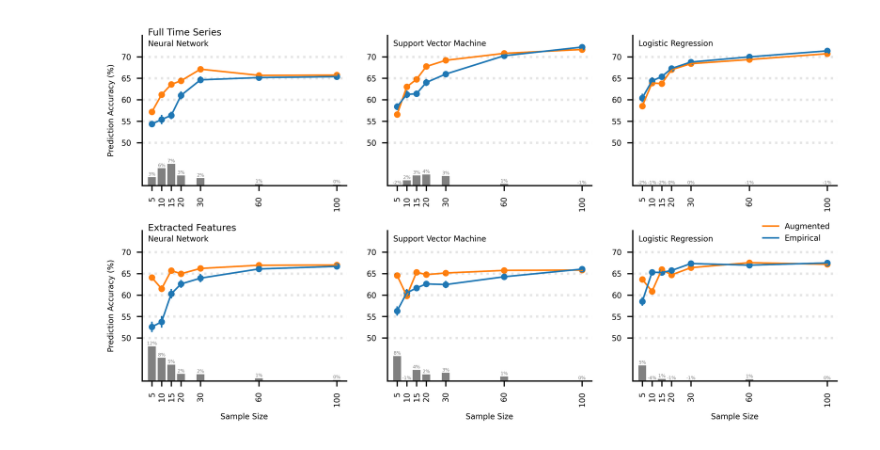
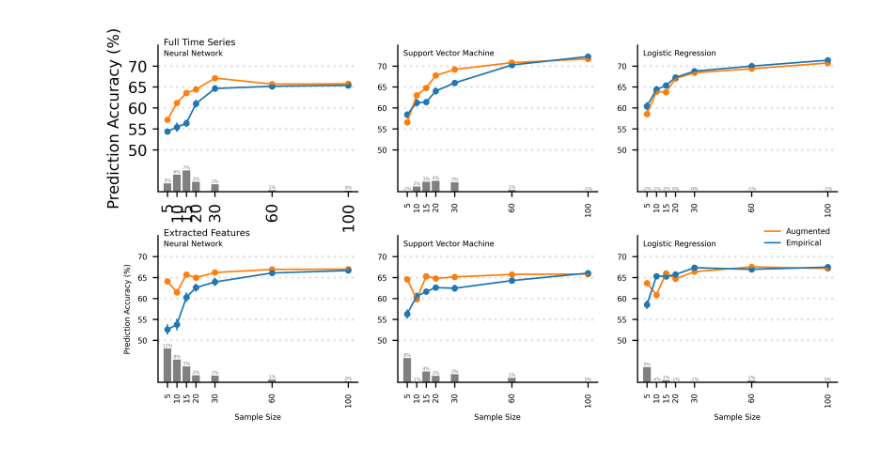
Before and after one commit to chadcwilliams/EEG-GAN_CognitiveScience2023, a Jupyter notebook: Modelling/gansEEG_ClassificationPlot.ipynb, the cells around one changed output. Drawn from its saved outputs; the diff is of its cells as text; code cells hidden in the pictures.

```diff
--- a/Modelling/gansEEG_ClassificationPlot.ipynb
+++ b/Modelling/gansEEG_ClassificationPlot.ipynb
@@ -11,25 +11,25 @@ data = np.arange(1,7)
 def retrieveData(data):
     ##Full Time-Series
     if data == 1:
-        augData = '../Modelling/Classification Results/augmentedPredictions_NN_SynP050_Runs8000_Filtered_TestClassification.csv'
-        empData = '../Modelling/Classification Results/empiricalPredictions_NN_Runs8000_TestClassification.csv'
+        augData = 'Classification Results/augmentedPredictions_NN_SynP050_Runs8000_Filtered_TestClassification.csv'
+        empData = 'Classification Results/empiricalPredictions_NN_Runs8000_TestClassification.csv'
     if data == 2:
-        augData = '../Modelling/Classification Results/augmentedPredictions_SVM_SynP050_Runs8000_Filtered_TestClassification.csv'
-        empData = '../Modelling/Classification Results/empiricalPredictions_SVM_Runs8000_TestClassification.csv'
+        augData = 'Classification Results/augmentedPredictions_SVM_SynP050_Runs8000_Filtered_TestClassification.csv'
+        empData = 'Classification Results/empiricalPredictions_SVM_Runs8000_TestClassification.csv'
     if data == 3:
-        augData = '../Modelling/Classification Results/augmentedPredictions_LR_SynP050_Runs8000_Filtered_TestClassification.csv'
-        empData = '../Modelling/Classification Results/empiricalPredictions_LR_Runs8000_TestClassification.csv'
+        augData = 'Classification Results/augmentedPredictions_LR_SynP050_Runs8000_Filtered_TestClassification.csv'
+        empData = 'Classification Results/empiricalPredictions_LR_Runs8000_TestClassification.csv'
 
     ##Features
     if data == 4:
-        augData = '../Modelling/Classification Results/augmentedPredictions_NN_SynP050_Runs8000_Filtered_Features_TestClassification.csv'
-        empData = '../Modelling/Classification Results/empiricalPredictions_NN_Runs8000_Features_TestClassification.csv'
+        augData = 'Classification Results/augmentedPredictions_NN_SynP050_Runs8000_Filtered_Features_TestClassification.csv'
+        empData = 'Classification Results/empiricalPredictions_NN_Runs8000_Features_TestClassification.csv'
     if data == 5:
-        augData = '../Modelling/Classification Results/augmentedPredictions_SVM_SynP050_Runs8000_Filtered_Features_TestClassification.csv'
-        empData = '../Modelling/Classification Results/empiricalPredictions_SVM_Runs8000_Features_TestClassification.csv'
+        augData = 'Classification Results/augmentedPredictions_SVM_SynP050_Runs8000_Filtered_Features_TestClassification.csv'
+        empData = 'Classification Results/empiricalPredictions_SVM_Runs8000_Features_TestClassification.csv'
     if data == 6:
-        augData = '../Modelling/Classification Results/augmentedPredictions_LR_SynP050_Runs8000_Filtered_Features_TestClassification.csv'
-        empData = '../Modelling/Classification Results/empiricalPredictions_LR_Runs8000_Features_TestClassification.csv'
+        augData = 'Classification Results/augmentedPredictions_LR_SynP050_Runs8000_Filtered_Features_TestClassification.csv'
+        empData = 'Classification Results/empiricalPredictions_LR_Runs8000_Features_TestClassification.csv'
 
     return empData, augData
 
@@ -104,6 +104,7 @@ def plotDiffData():
 
 fig = plt.figure(figsize=(24, 4), dpi=600)
 fig.subplots_adjust(hspace=.3)
+plt.rcParams.update({'font.size': 5})
 
 ##########################################################
 ## Plot Neural Network
@@ -131,7 +132,6 @@ for dat in data:
     plt.xlim(0,105)
     plt.xticks(xLabels)
     plt.yticks(np.arange(50,75,5))
-    plt.rcParams.update({'font.size': 5})
     plt.xticks(rotation=90)
     ax1.spines[['right', 'top']].set_visible(False)
 
@@ -150,31 +150,31 @@ for dat in data:
     #Add data type titles
     if dat == 1:
         ax1.annotate('Full Time Series',(3,75), fontsize = 6)
     elif dat == 4:
         ax1.annotate('Extracted Features',(3,75), fontsize = 6)
 
     #Add classifier titles
     if (dat == 1) | (dat == 4):
         ax1.annotate('Neural Network', (3,72.5), fontsize = 5)
     elif (dat == 2) | (dat == 5):
         ax1.annotate('Support Vector Machine', (3,72.5), fontsize = 5)
     else:
         ax1.annotate('Logistic Regression', (3,72.5), fontsize = 5)
 
     #Add difference bars
     ax2 = ax1.twinx()
     plotDiffData()
 
     #Format difference bars
     ax2.set_ylim(0,50)
     ax2.spines[['right', 'top']].set_visible(False)
     ax2.set_yticks([])
 
 ##########################################################
 ## Save Plot
 ##########################################################
 fig = plt.gcf()
 fig.set_size_inches(8, 4)
 fig.savefig('Figure 5.png', dpi=600, facecolor='white', edgecolor='none')
 # %% [output]
-[figure, old version]
+[figure, new version]
```
